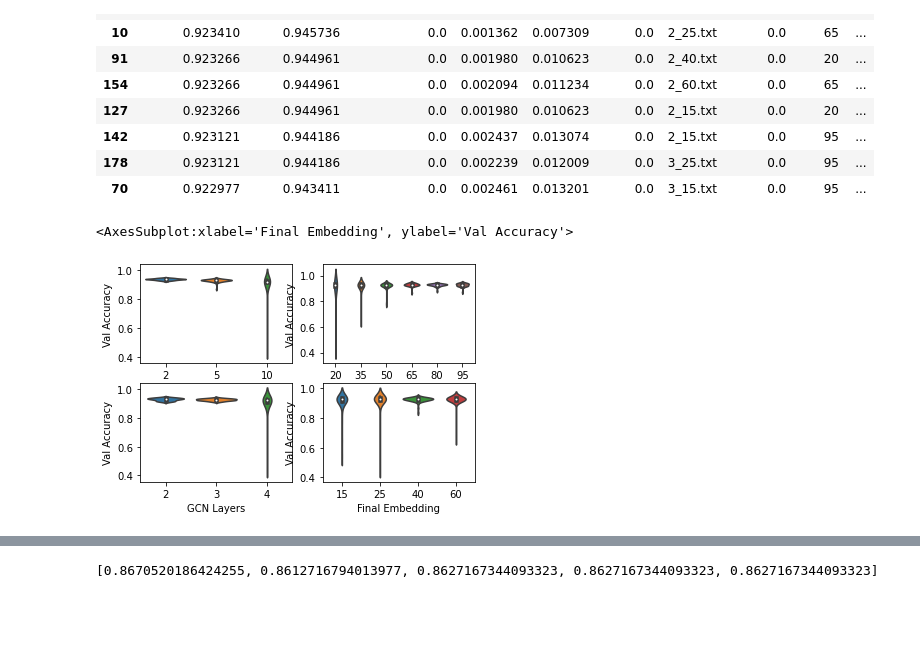
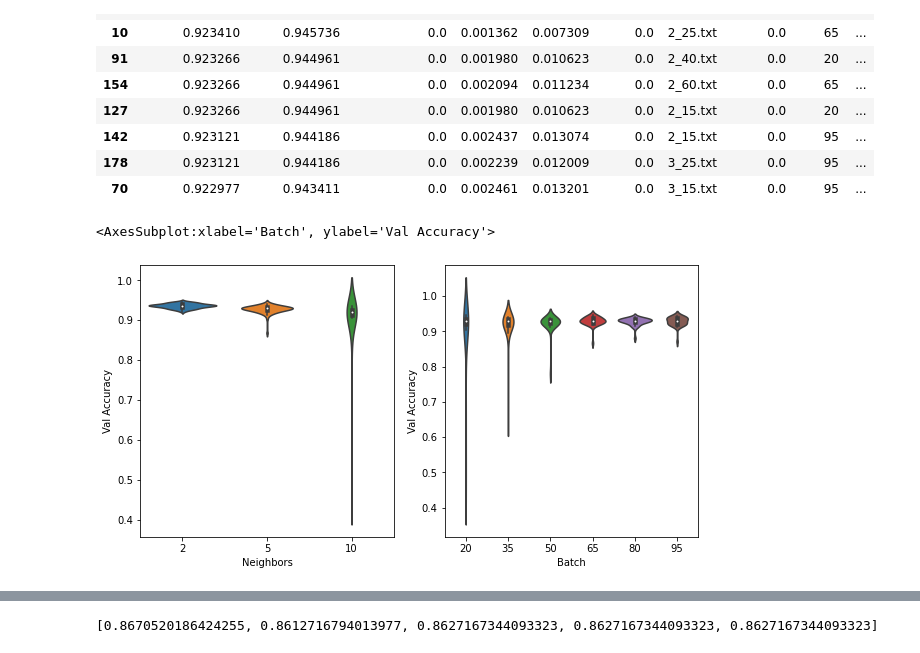
Before and after one commit to lewinsohndp/scSHARP, a Jupyter notebook: jung_results.ipynb, the cells around one changed output, grey strips where cells are left out. Saved outputs shown, nothing was run; the diff lists cells and outputs as text; code cells hidden in the pictures; blank space fills up the shorter version.

```diff
--- a/jung_results.ipynb
+++ b/jung_results.ipynb
@@ -30,11 +30,9 @@ grid_results.sort_values("Val Accuracy", ascending=False).head(10)
 | 178 | 0.923121 | 0.944186 | 0.0 | 0.002239 | 0.012009 | 0.0 | 3_25.txt | 0.0 | 95 | ... |
 | 70 | 0.922977 | 0.943411 | 0.0 | 0.002461 | 0.013201 | 0.0 | 3_15.txt | 0.0 | 95 | ... |
 # %%
-fig, axs = plt.subplots(2,2)
-sns.violinplot(x=grid_results["Neighbors"], y=grid_results["Val Accuracy"], ax = axs[0][0])
-sns.violinplot(x=grid_results["Batch"], y=grid_results["Val Accuracy"], ax = axs[0][1])
-sns.violinplot(x=grid_results["GCN Layers"], y=grid_results["Val Accuracy"], ax = axs[1][0])
-sns.violinplot(x=grid_results["Final Embedding"], y=grid_results["Val Accuracy"], ax = axs[1][1])
+fig, axs = plt.subplots(1,2, figsize=(10, 5))
+sns.violinplot(x=grid_results["Neighbors"], y=grid_results["Val Accuracy"], ax = axs[0])
+sns.violinplot(x=grid_results["Batch"], y=grid_results["Val Accuracy"], ax = axs[1])
 # %% [output]
-<AxesSubplot:xlabel='Final Embedding', ylabel='Val Accuracy'>
+<AxesSubplot:xlabel='Batch', ylabel='Val Accuracy'>
-[figure, old version]
+[figure, new version]
```
Also changed, not shown: parts of 5 cells of this notebook, 17 other files.
